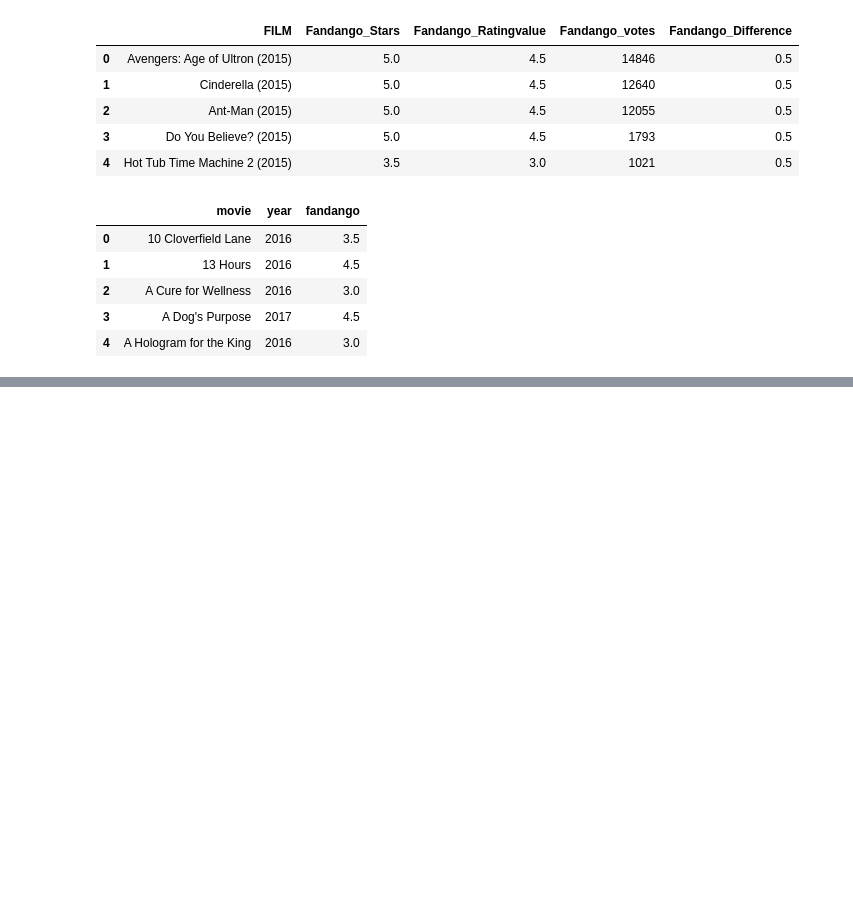
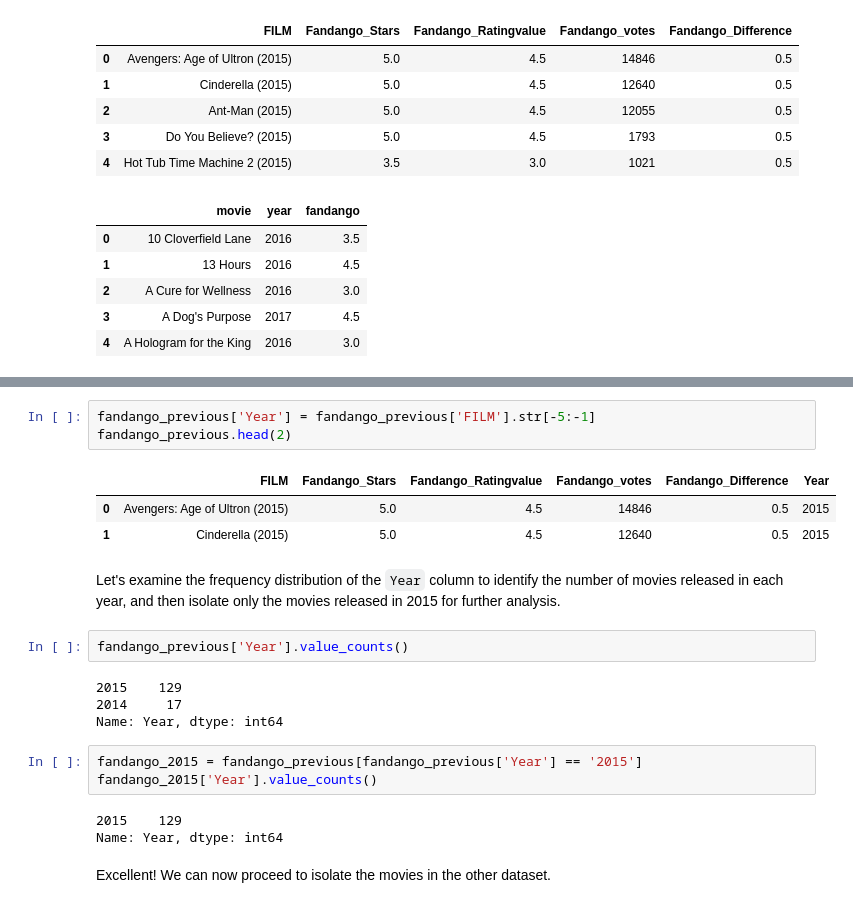
Before and after one commit to MuhammadAwon/datascience-projects, a Jupyter notebook: Projects/fandango-movie-ratings/fandango-movies.ipynb, the cells around one changed output, grey strips where cells are left out. Cells and saved outputs as stored; diff of their text form; blank space fills up the shorter version.

```diff
--- a/Projects/fandango-movie-ratings/fandango-movies.ipynb
+++ b/Projects/fandango-movie-ratings/fandango-movies.ipynb
@@ -91,0 +228,23 @@ Let's define the columns used in `fandango_previous` and `fandango_after`:
+# %%
+fandango_previous['Year'] = fandango_previous['FILM'].str[-5:-1]
+fandango_previous.head(2)
+# %% [output]
+|  | FILM | Fandango_Stars | Fandango_Ratingvalue | Fandango_votes | Fandango_Difference | Year |
+| 0 | Avengers: Age of Ultron (2015) | 5.0 | 4.5 | 14846 | 0.5 | 2015 |
+| 1 | Cinderella (2015) | 5.0 | 4.5 | 12640 | 0.5 | 2015 |
+# %% [markdown]
+Let's examine the frequency distribution of the `Year` column to identify the number of movies released in each year, and then isolate only the movies released in 2015 for further analysis.
+# %%
+fandango_previous['Year'].value_counts()
+# %% [output]
+2015    129
+2014     17
+Name: Year, dtype: int64
+# %%
+fandango_2015 = fandango_previous[fandango_previous['Year'] == '2015']
+fandango_2015['Year'].value_counts()
+# %% [output]
+2015    129
+Name: Year, dtype: int64
+# %% [markdown]
+Excellent! We can now proceed to isolate the movies in the other dataset.
```
Also changed, not shown: parts of 30 cells of this notebook.
